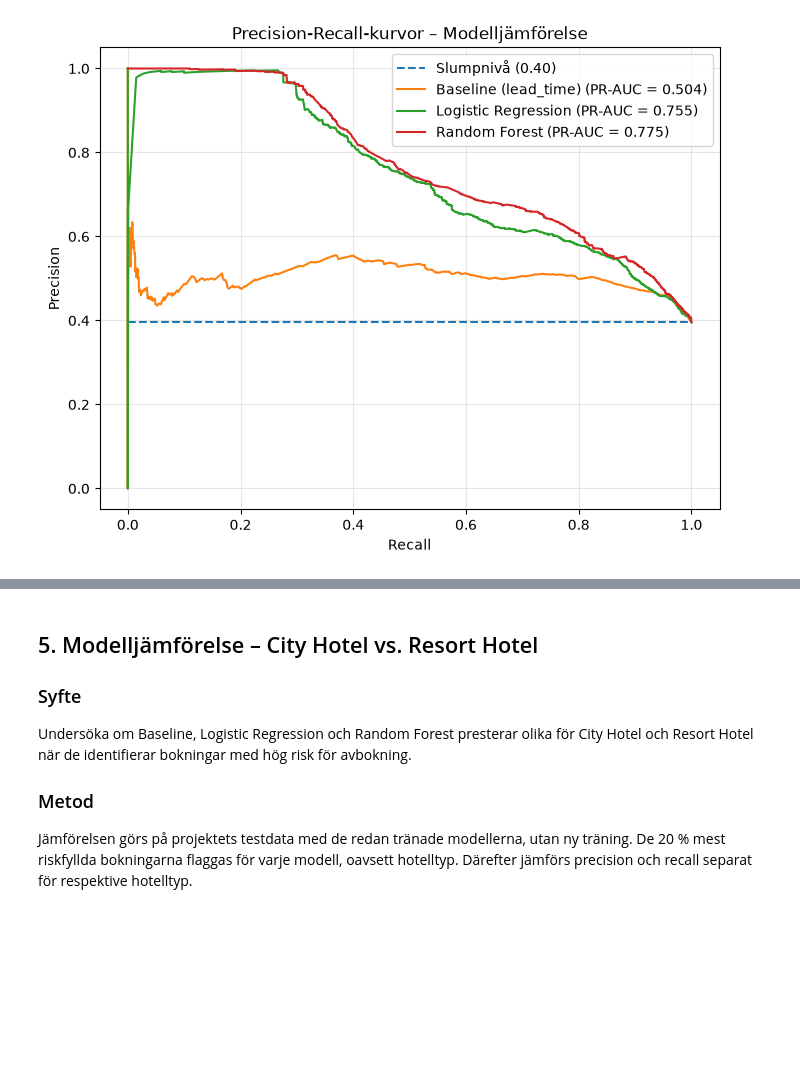
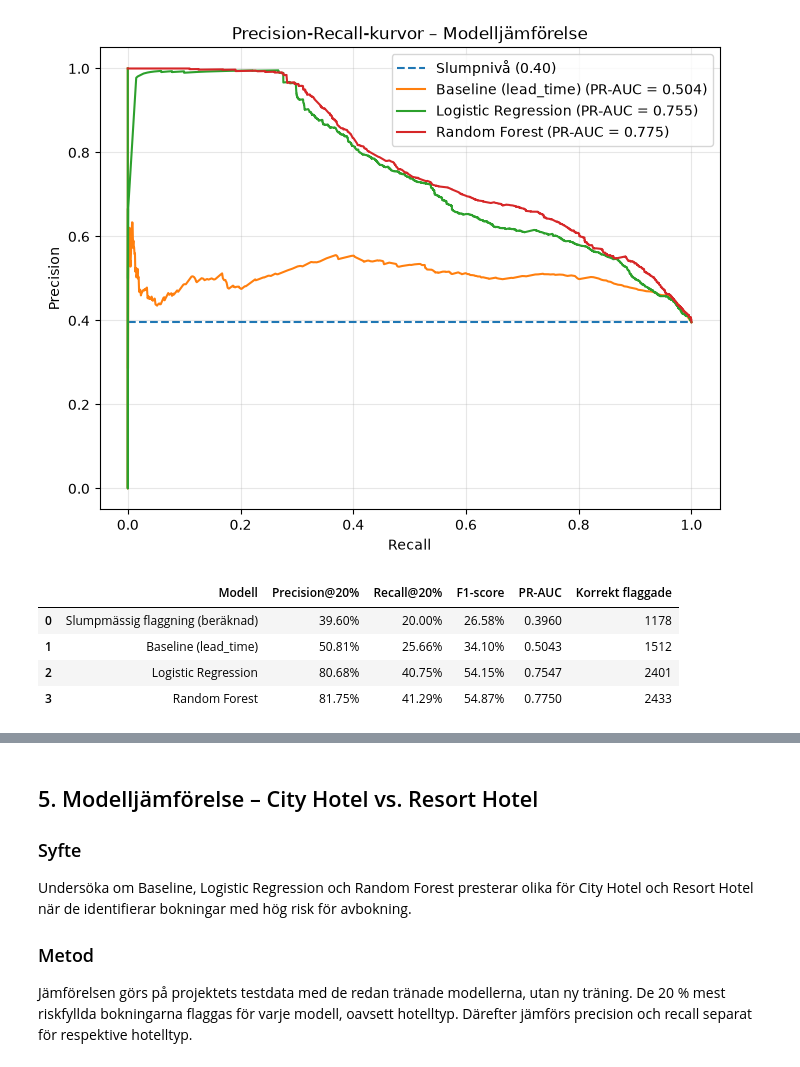
Before and after one commit to Shara-Hysen/data-science-group-project, a Jupyter notebook: notebooks/02_demonstration.ipynb, the cells around one changed output, grey strips where cells are left out. Cells and saved outputs as stored; diff of their text form; code cells hidden in the pictures; blank space fills up the shorter version.

```diff
--- a/notebooks/02_demonstration.ipynb
+++ b/notebooks/02_demonstration.ipynb
@@ -166,3 +168,42 @@ plot_pr_curve(y_test, test_predictions)
  'Logistic Regression': {'pr_auc': 0.7546623372049888},
  'Random Forest': {'pr_auc': 0.7749591683651559}}
 [figure]
+# %%
+# Utvärdera alla modeller vid 20 % flaggning på testdata
+metrics_baseline = evaluate_top_share(y_test, scores_baseline, share=0.20)
+metrics_lr = evaluate_top_share(y_test, probas_lr, share=0.20)
+metrics_rf = evaluate_top_share(y_test, probas_rf, share=0.20)
+
+# Slumpmässig flaggning beräknas: precision = andelen avbokade, recall = 20 %
+base_rate = y_test.mean()
+n_flagged = metrics_rf["antal_flaggade"]
+
+rows = [{
+    "Modell": "Slumpmässig flaggning (beräknad)",
+    "Precision@20%": f"{base_rate:.2%}",
+    "Recall@20%": f"{0.20:.2%}",
+    "F1-score": f"{2 * base_rate * 0.20 / (base_rate + 0.20):.2%}",
+    "PR-AUC": f"{base_rate:.4f}",
+    "Korrekt flaggade": round(n_flagged * base_rate),
+}]
+
+for name, m in [("Baseline (lead_time)", metrics_baseline),
+                ("Logistic Regression", metrics_lr),
+                ("Random Forest", metrics_rf)]:
+    rows.append({
+        "Modell": name,
+        "Precision@20%": f"{m['precision']:.2%}",
+        "Recall@20%": f"{m['recall']:.2%}",
+        "F1-score": f"{m['f1_score']:.2%}",
+        "PR-AUC": f"{m['pr_auc']:.4f}",
+        "Korrekt flaggade": m["korrekt_flaggade"],
+    })
+
+results_summary = pd.DataFrame(rows)
+display(results_summary)
+# %% [output]
+|  | Modell | Precision@20% | Recall@20% | F1-score | PR-AUC | Korrekt flaggade |
+| 0 | Slumpmässig flaggning (beräknad) | 39.60% | 20.00% | 26.58% | 0.3960 | 1178 |
+| 1 | Baseline (lead_time) | 50.81% | 25.66% | 34.10% | 0.5043 | 1512 |
+| 2 | Logistic Regression | 80.68% | 40.75% | 54.15% | 0.7547 | 2401 |
+| 3 | Random Forest | 81.75% | 41.29% | 54.87% | 0.7750 | 2433 |
```
Also changed, not shown: parts of 11 cells of this notebook, 7 other files.
